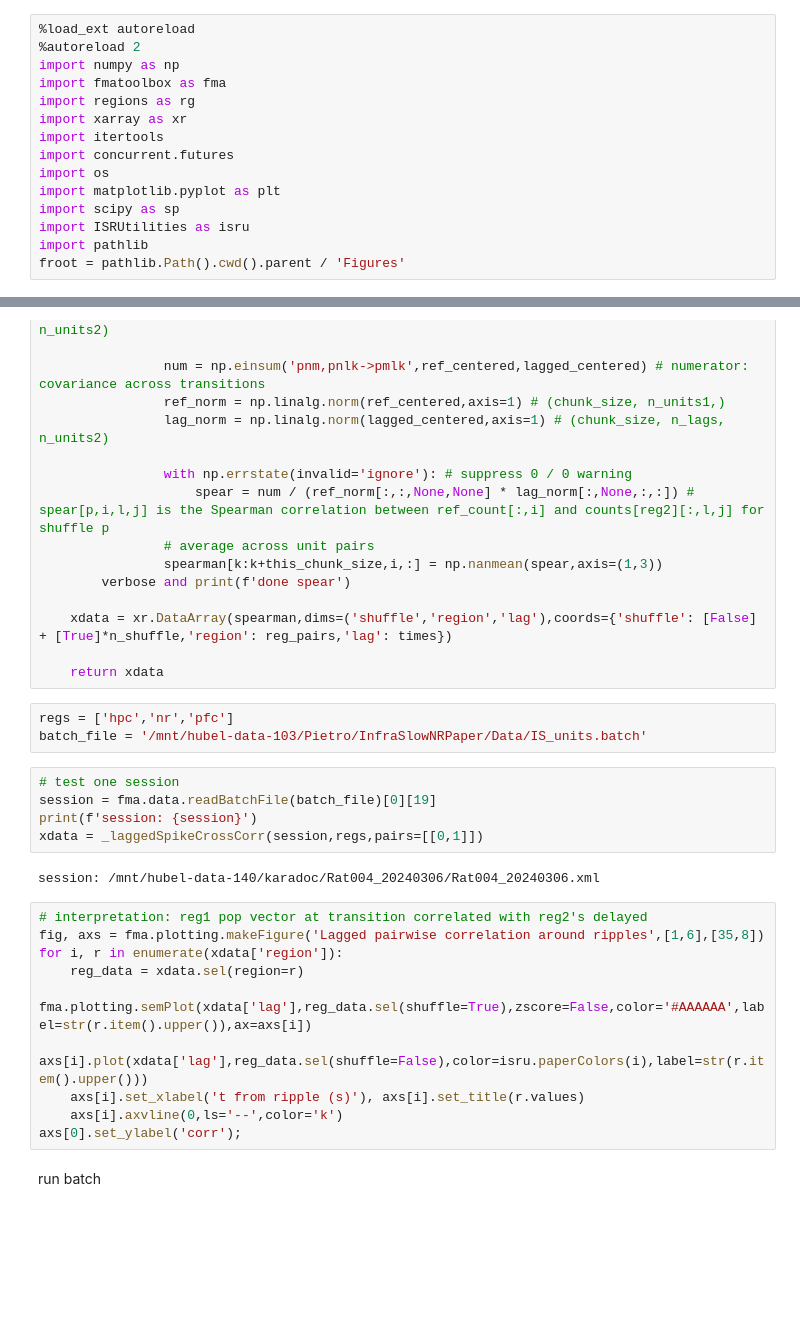
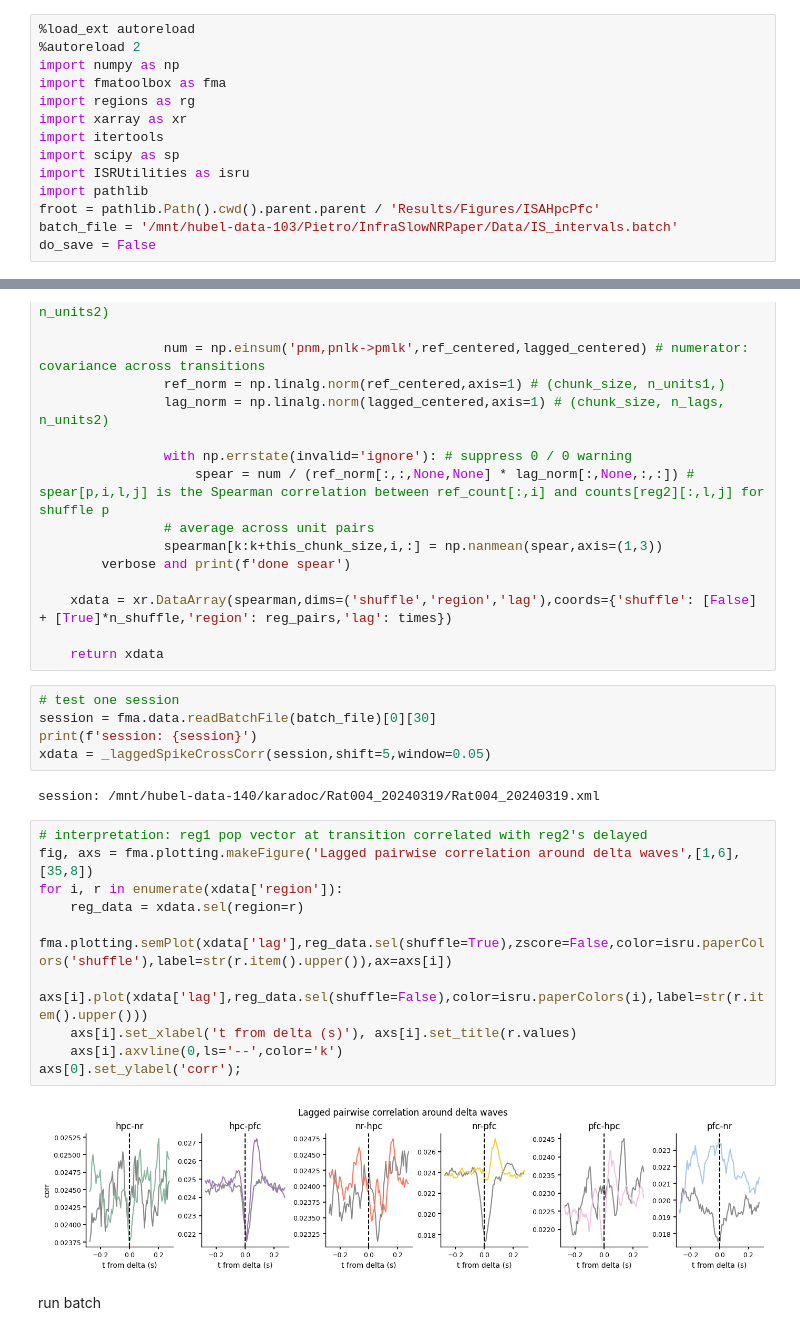
Before and after one commit to pietro-bozzo/NRCode, a Jupyter notebook: Python/ISRRippleCorr.ipynb, the cells around one changed output, grey strips where cells are left out. Drawn from its saved outputs; the diff is of its cells as text; blank space fills up the shorter version.

```diff
--- a/Python/ISRRippleCorr.ipynb
+++ b/Python/ISRRippleCorr.ipynb
@@ -8,10 +8,9 @@ import fmatoolbox as fma
 import regions as rg
 import xarray as xr
 import itertools
-import concurrent.futures
-import os
-import matplotlib.pyplot as plt
 import scipy as sp
 import ISRUtilities as isru
 import pathlib
-froot = pathlib.Path().cwd().parent / 'Figures'
+froot = pathlib.Path().cwd().parent.parent / 'Results/Figures/ISAHpcPfc'
+batch_file = '/mnt/hubel-data-103/Pietro/InfraSlowNRPaper/Data/IS_intervals.batch'
+do_save = False
@@ -175,26 +151,25 @@ def _transitionCorr(session,regs=None,pairs=None,n_shuffle=0,verbose=False):
     xdata = xr.DataArray(spearman,dims=('shuffle','region','lag'),coords={'shuffle': [False] + [True]*n_shuffle,'region': reg_pairs,'lag': times})
 
     return xdata
-# %%
-regs = ['hpc','nr','pfc']
-batch_file = '/mnt/hubel-data-103/Pietro/InfraSlowNRPaper/Data/IS_units.batch'
 # %%
 # test one session
-session = fma.data.readBatchFile(batch_file)[0][19]
+session = fma.data.readBatchFile(batch_file)[0][30]
 print(f'session: {session}')
-xdata = _laggedSpikeCrossCorr(session,regs,pairs=[[0,1]])
+xdata = _laggedSpikeCrossCorr(session,shift=5,window=0.05)
 # %% [output]
-session: /mnt/hubel-data-140/karadoc/Rat004_20240306/Rat004_20240306.xml
+session: /mnt/hubel-data-140/karadoc/Rat004_20240319/Rat004_20240319.xml
-# %%
-# interpretation: reg1 pop vector at transition correlated with reg2's delayed
-fig, axs = fma.plotting.makeFigure('Lagged pairwise correlation around ripples',[1,6],[35,8])
-for i, r in enumerate(xdata['region']):
-    reg_data = xdata.sel(region=r)
-    fma.plotting.semPlot(xdata['lag'],reg_data.sel(shuffle=True),zscore=False,color='#AAAAAA',label=str(r.item().upper()),ax=axs[i])
-    axs[i].plot(xdata['lag'],reg_data.sel(shuffle=False),color=isru.paperColors(i),label=str(r.item().upper()))
-    axs[i].set_xlabel('t from ripple (s)'), axs[i].set_title(r.values)
-    axs[i].axvline(0,ls='--',color='k')
-axs[0].set_ylabel('corr');
+# %%
+# interpretation: reg1 pop vector at transition correlated with reg2's delayed
+fig, axs = fma.plotting.makeFigure('Lagged pairwise correlation around delta waves',[1,6],[35,8])
+for i, r in enumerate(xdata['region']):
+    reg_data = xdata.sel(region=r)
+    fma.plotting.semPlot(xdata['lag'],reg_data.sel(shuffle=True),zscore=False,color=isru.paperColors('shuffle'),label=str(r.item().upper()),ax=axs[i])
+    axs[i].plot(xdata['lag'],reg_data.sel(shuffle=False),color=isru.paperColors(i),label=str(r.item().upper()))
+    axs[i].set_xlabel('t from delta (s)'), axs[i].set_title(r.values)
+    axs[i].axvline(0,ls='--',color='k')
+axs[0].set_ylabel('corr');
+# %% [output]
+[figure, added]
 # %% [markdown]
 run batch
 # %%
```
Also changed, not shown: parts of 12 cells of this notebook, 8 other files.
